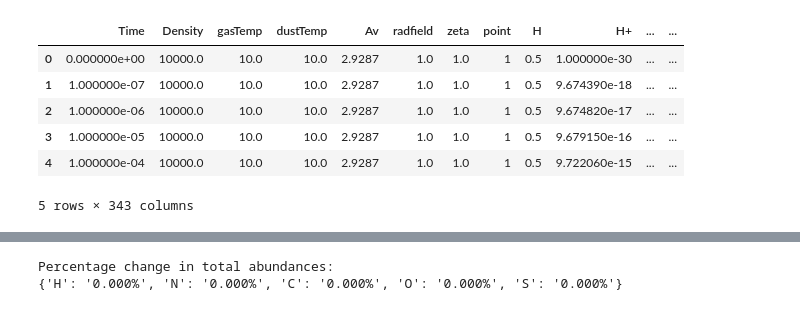
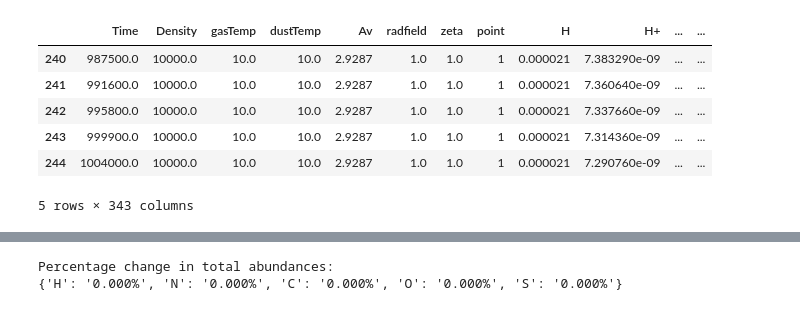
Before and after one commit to Cortega13/UCLCHEM_Evolving_Physics, a Jupyter notebook: notebooks/1_first_model.ipynb, the cells around one changed output, grey strips where cells are left out. Saved outputs shown, nothing was run; the diff lists cells and outputs as text; code cells hidden in the pictures.

```diff
--- a/notebooks/1_first_model.ipynb
+++ b/notebooks/1_first_model.ipynb
@@ -45,11 +37,11 @@ The output file is just a simple csv with some header rows, UCLCHEM has a utilit
 # %%
 result_df = uclchem.analysis.read_output_file("../examples/test-output/static-full.dat")
-result_df.head()
+result_df.iloc[-5:]
 # %% [output]
 |  | Time | Density | gasTemp | dustTemp | Av | radfield | zeta | point | H | H+ | ... | ... |
-| 0 | 0.000000e+00 | 10000.0 | 10.0 | 10.0 | 2.9287 | 1.0 | 1.0 | 1 | 0.5 | 1.000000e-30 | ... | ... |
-| 1 | 1.000000e-07 | 10000.0 | 10.0 | 10.0 | 2.9287 | 1.0 | 1.0 | 1 | 0.5 | 9.674390e-18 | ... | ... |
-| 2 | 1.000000e-06 | 10000.0 | 10.0 | 10.0 | 2.9287 | 1.0 | 1.0 | 1 | 0.5 | 9.674820e-17 | ... | ... |
-| 3 | 1.000000e-05 | 10000.0 | 10.0 | 10.0 | 2.9287 | 1.0 | 1.0 | 1 | 0.5 | 9.679150e-16 | ... | ... |
-| 4 | 1.000000e-04 | 10000.0 | 10.0 | 10.0 | 2.9287 | 1.0 | 1.0 | 1 | 0.5 | 9.722060e-15 | ... | ... |
+| 240 | 987500.0 | 10000.0 | 10.0 | 10.0 | 2.9287 | 1.0 | 1.0 | 1 | 0.000021 | 7.383290e-09 | ... | ... |
+| 241 | 991600.0 | 10000.0 | 10.0 | 10.0 | 2.9287 | 1.0 | 1.0 | 1 | 0.000021 | 7.360640e-09 | ... | ... |
+| 242 | 995800.0 | 10000.0 | 10.0 | 10.0 | 2.9287 | 1.0 | 1.0 | 1 | 0.000021 | 7.337660e-09 | ... | ... |
+| 243 | 999900.0 | 10000.0 | 10.0 | 10.0 | 2.9287 | 1.0 | 1.0 | 1 | 0.000021 | 7.314360e-09 | ... | ... |
+| 244 | 1004000.0 | 10000.0 | 10.0 | 10.0 | 2.9287 | 1.0 | 1.0 | 1 | 0.000021 | 7.290760e-09 | ... | ... |
 5 rows × 343 columns
```
Also changed, not shown: parts of 8 cells of this notebook, 28 other files.
